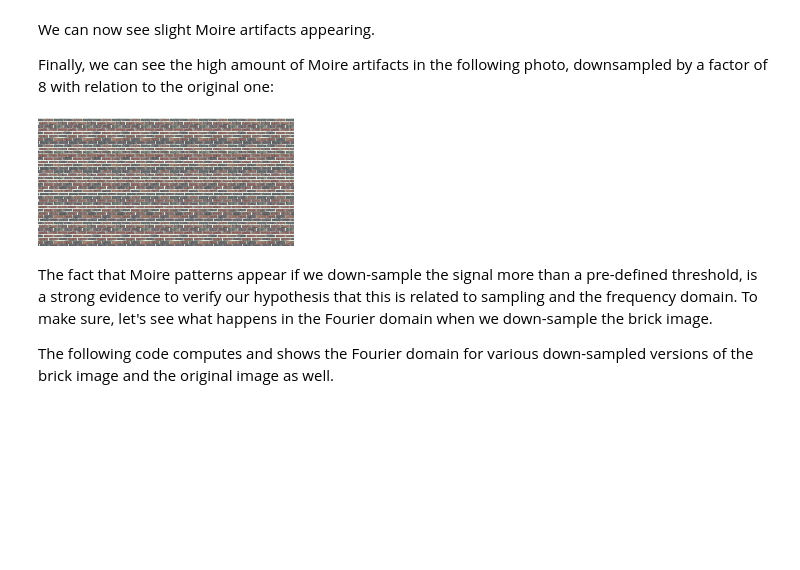
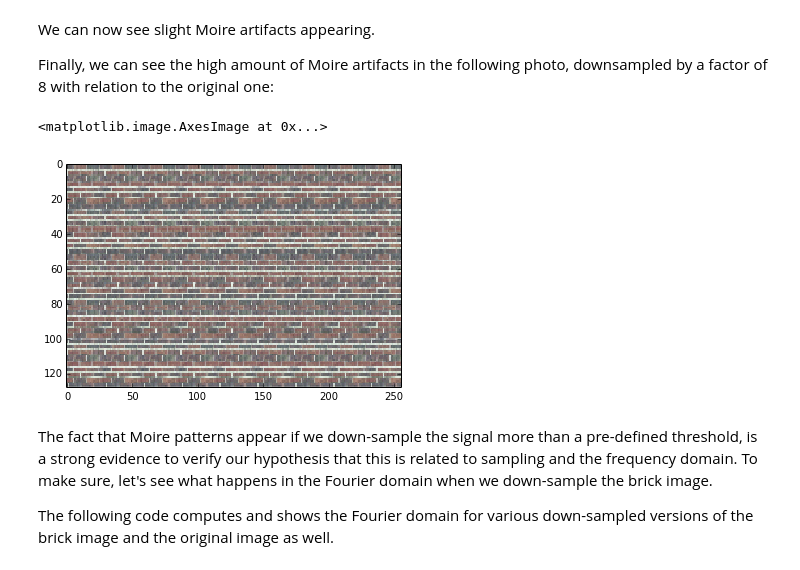
Before and after one commit to LCAV/SignalsOfTheDay, a Jupyter notebook: MOIRE/Moire.ipynb, the cells around one changed output. Saved outputs shown, nothing was run; the diff lists cells and outputs as text; code cells hidden in the pictures; blank space fills up the shorter version.

```diff
--- a/MOIRE/Moire.ipynb
+++ b/MOIRE/Moire.ipynb
@@ -71,9 +70,11 @@ We can now see slight Moire artifacts appearing.
 Finally, we can see the high amount of Moire artifacts in the following photo, downsampled by a factor of 8 with relation to the original one:
 # %%
 im8=im.resize((im4.size[0]/2,im4.size[1]/2));
-im8
+
+plt.imshow(np.asarray(im8),aspect='auto',interpolation='none')
 # %% [output]
+<matplotlib.image.AxesImage at 0x...>
-[figure, old version]
+[figure, new version]
 # %% [markdown]
 The fact that Moire patterns appear if we down-sample the signal more than a pre-defined threshold, is a strong evidence to verify our hypothesis that this is related to sampling and the frequency domain. To make sure, let's see what happens in the Fourier domain when we down-sample the brick image.
 
```
Also changed, not shown: parts of 24 cells of this notebook.
